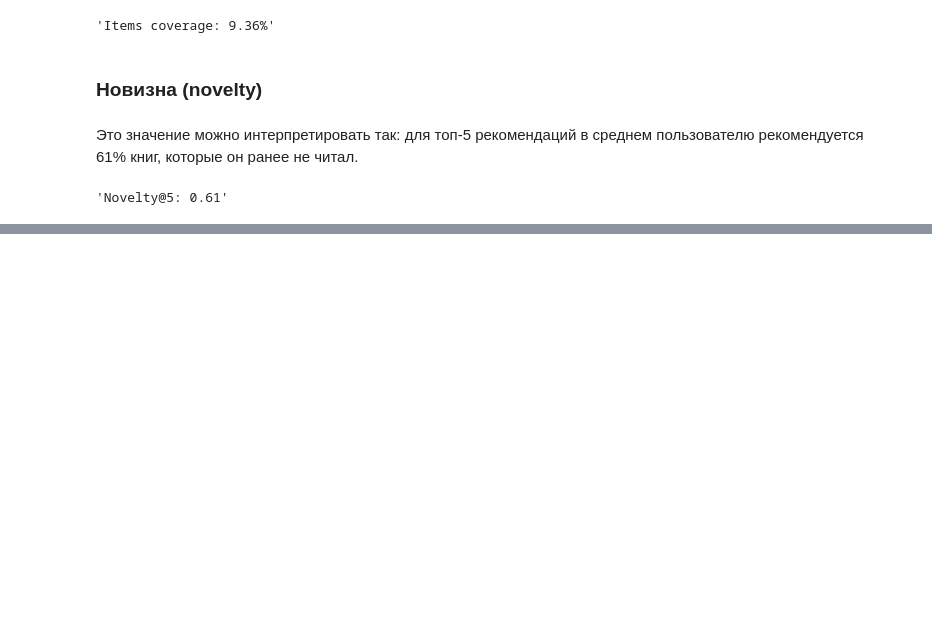
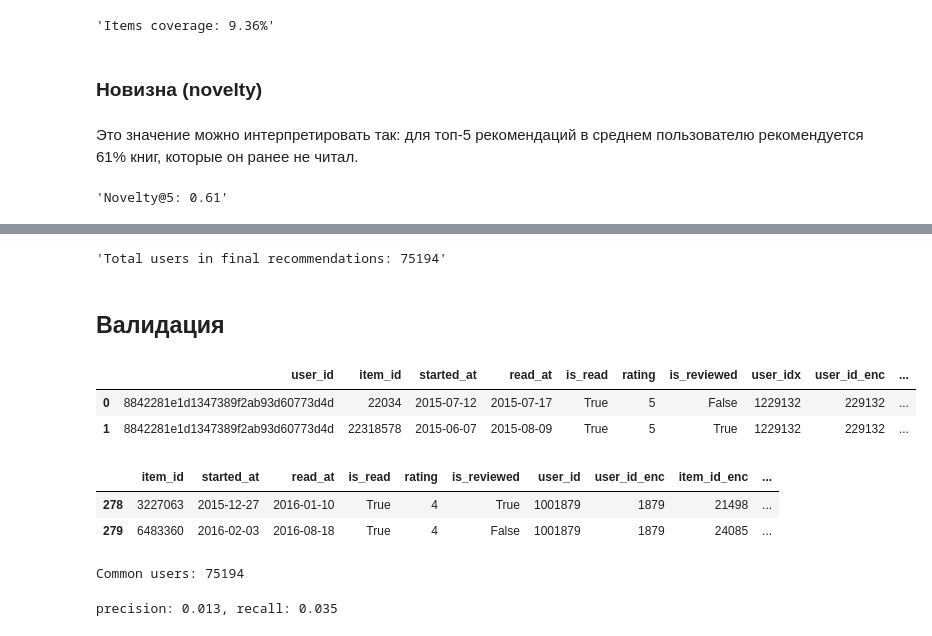
Before and after one commit to GDreyV/mle-recsys-start, a Jupyter notebook: main_offline.ipynb, the cells around one changed output, grey strips where cells are left out. Saved outputs shown, nothing was run; the diff lists cells and outputs as text; code cells hidden in the pictures; blank space fills up the shorter version.

```diff
--- a/main_offline.ipynb
+++ b/main_offline.ipynb
@@ -556,0 +840,66 @@ display(f"Novelty@5: {novelty_5:.2}")
+# %%
+inference_data = Pool(data=candidates_to_rank[features])
+predictions = cb_model.predict_proba(inference_data)
+
+candidates_to_rank["cb_score"] = predictions[:, 1]
+
+# для каждого пользователя проставим rank, начиная с 1 — это максимальный cb_score
+candidates_to_rank = candidates_to_rank.sort_values(["user_id", "cb_score"], ascending=[True, False])
+candidates_to_rank["rank"] = candidates_to_rank.groupby("user_id").cumcount() + 1
+
+max_recommendations_per_user = 100
+final_recommendations = candidates_to_rank.query("rank <= @max_recommendations_per_user")
+# %%
+import os
+if not os.path.exists("data/final_recommendations_feat.parquet"):
+    final_recommendations.to_parquet("data/final_recommendations_feat.parquet")
+
+total_users = final_recommendations["user_id"].nunique()
+display(f"Total users in final recommendations: {total_users}")
+assert total_users == 75194, "Must match theory"
+# %% [output]
+'Total users in final recommendations: 75194'
+# %% [markdown]
+## Валидация
+# %%
+from validation import compute_cls_metrics, process_events_recs_for_binary_metrics
+
+
+def main():
+    _test = events_test_2.drop(columns=["user_id"]).rename(columns={"user_idx": "user_id"})
+
+    display(events_train.head(2))
+
+    # для экономии ресурсов оставим события только тех пользователей,
+    # для которых следует оценить рекомендации
+    events_inference = pd.concat([
+        events_train.drop(columns=["user_id"]).rename(columns={"user_idx": "user_id"}),
+        events_labels.drop(columns=["user_id"]).rename(columns={"user_idx": "user_id"})
+        ])
+    events_inference = events_inference[events_inference["user_id"].isin(_test["user_id"].drop_duplicates())]
+
+    display(events_inference.head(2))
+
+    _SIZE = 5
+
+    cb_events_recs_for_binary_metrics_5 = process_events_recs_for_binary_metrics(
+        events_inference,
+        _test,
+        final_recommendations.rename(columns={"cb_score": "score"}),
+        top_k=_SIZE)
+
+    cb_precision_5, cb_recall_5 = compute_cls_metrics(cb_events_recs_for_binary_metrics_5)
+
+    print(f"precision: {cb_precision_5:.3f}, recall: {cb_recall_5:.3f}")
+    assert abs(cb_recall_5 - 0.035) < 0.001, "Must match theory" # Actually it must be 0.030
+
+main()
+# %% [output]
+|  | user_id | item_id | started_at | read_at | is_read | rating | is_reviewed | user_idx | user_id_enc | ... |
+| 0 | 8842281e1d1347389f2ab93d60773d4d | 22034 | 2015-07-12 | 2015-07-17 | True | 5 | False | 1229132 | 229132 | ... |
+| 1 | 8842281e1d1347389f2ab93d60773d4d | 22318578 | 2015-06-07 | 2015-08-09 | True | 5 | True | 1229132 | 229132 | ... |
+|  | item_id | started_at | read_at | is_read | rating | is_reviewed | user_id | user_id_enc | item_id_enc | ... |
+| 278 | 3227063 | 2015-12-27 | 2016-01-10 | True | 4 | True | 1001879 | 1879 | 21498 | ... |
+| 279 | 6483360 | 2016-02-03 | 2016-08-18 | True | 4 | False | 1001879 | 1879 | 24085 | ... |
+Common users: 75194
+precision: 0.013, recall: 0.035
```
Also changed, not shown: parts of 32 cells of this notebook, 1 other file.
